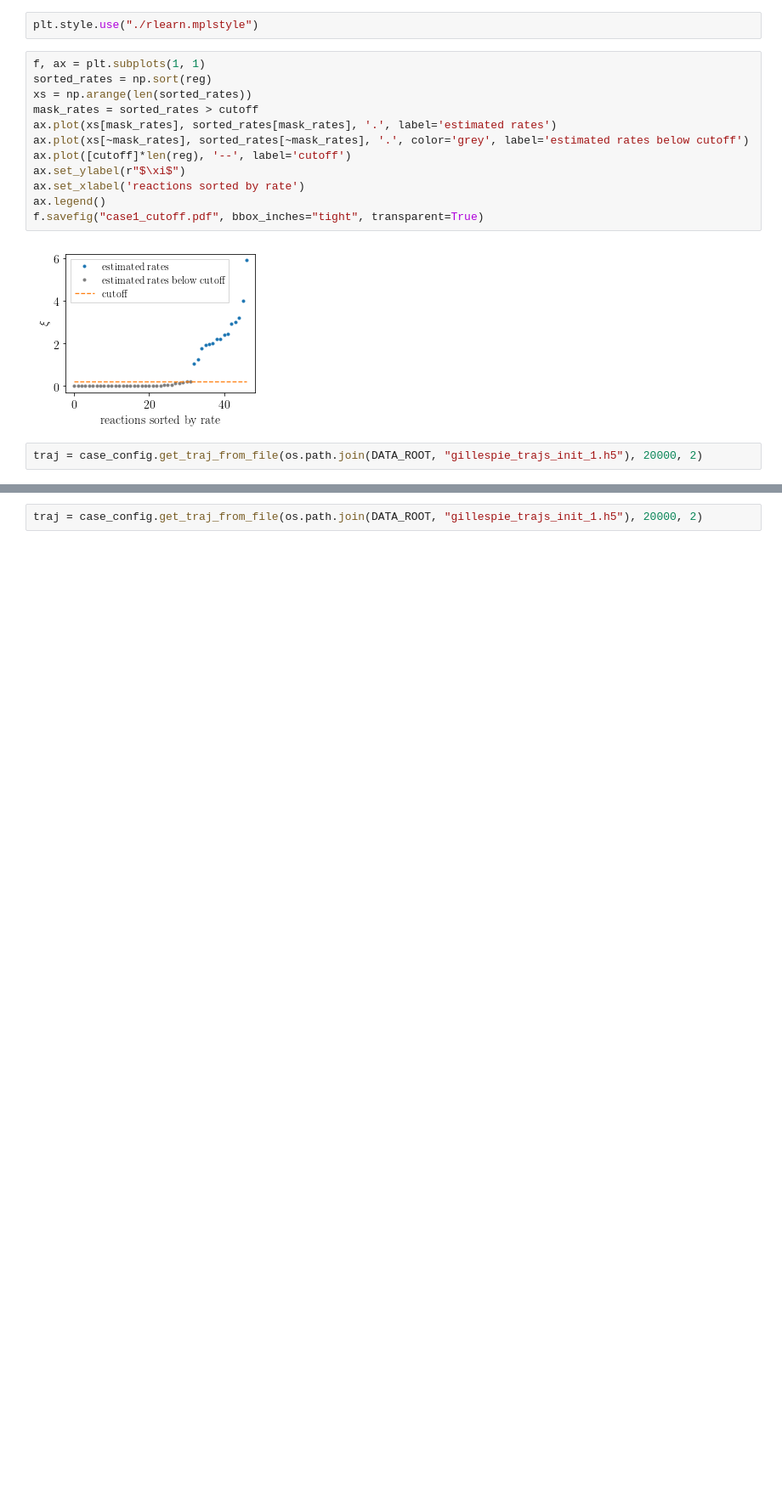
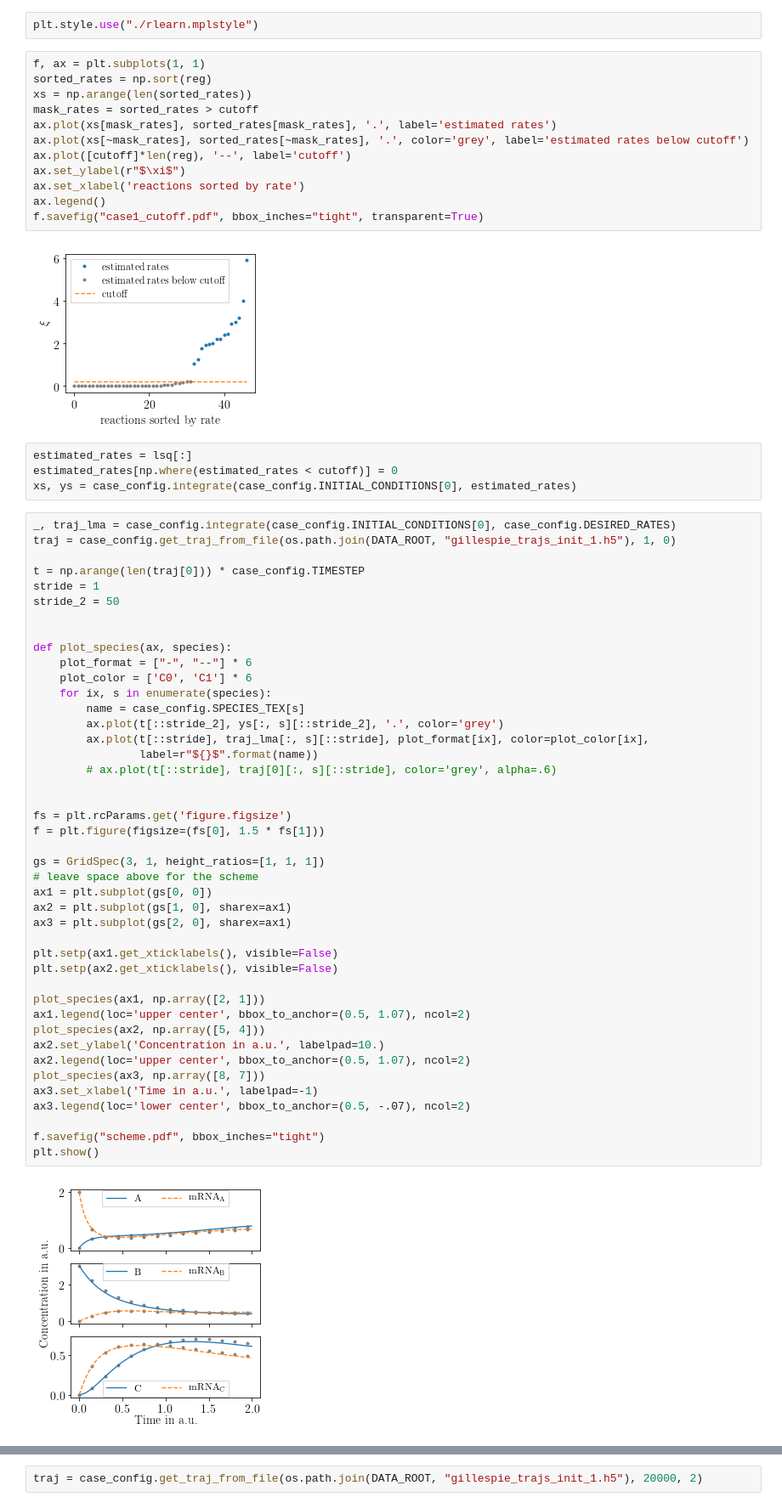
Before and after one commit to readdy/readdy_learn, a Jupyter notebook: docs/makefigures/case1.ipynb, the cells around one changed output, grey strips where cells are left out. Shown at 85% size. Drawn from its saved outputs; the diff is of its cells as text; blank space fills up the shorter version.

```diff
--- a/docs/makefigures/case1.ipynb
+++ b/docs/makefigures/case1.ipynb
@@ -379,6 +381,53 @@ ax.legend()
 f.savefig("case1_cutoff.pdf", bbox_inches="tight", transparent=True)
 # %% [output]
 [figure]
-# %%
-traj = case_config.get_traj_from_file(os.path.join(DATA_ROOT, "gillespie_trajs_init_1.h5"), 20000, 2)
+# %%
+estimated_rates = lsq[:]
+estimated_rates[np.where(estimated_rates < cutoff)] = 0
+xs, ys = case_config.integrate(case_config.INITIAL_CONDITIONS[0], estimated_rates)
+# %%
+_, traj_lma = case_config.integrate(case_config.INITIAL_CONDITIONS[0], case_config.DESIRED_RATES)
+traj = case_config.get_traj_from_file(os.path.join(DATA_ROOT, "gillespie_trajs_init_1.h5"), 1, 0)
+
+t = np.arange(len(traj[0])) * case_config.TIMESTEP
+stride = 1
+stride_2 = 50
+
+
+def plot_species(ax, species):
+    plot_format = ["-", "--"] * 6
+    plot_color = ['C0', 'C1'] * 6
+    for ix, s in enumerate(species):
+        name = case_config.SPECIES_TEX[s]
+        ax.plot(t[::stride_2], ys[:, s][::stride_2], '.', color='grey')
+        ax.plot(t[::stride], traj_lma[:, s][::stride], plot_format[ix], color=plot_color[ix],
+                label=r"${}$".format(name))
+        # ax.plot(t[::stride], traj[0][:, s][::stride], color='grey', alpha=.6)
+
+
+fs = plt.rcParams.get('figure.figsize')
+f = plt.figure(figsize=(fs[0], 1.5 * fs[1]))
+
+gs = GridSpec(3, 1, height_ratios=[1, 1, 1])
+# leave space above for the scheme
+ax1 = plt.subplot(gs[0, 0])
+ax2 = plt.subplot(gs[1, 0], sharex=ax1)
+ax3 = plt.subplot(gs[2, 0], sharex=ax1)
+
+plt.setp(ax1.get_xticklabels(), visible=False)
+plt.setp(ax2.get_xticklabels(), visible=False)
+
+plot_species(ax1, np.array([2, 1]))
+ax1.legend(loc='upper center', bbox_to_anchor=(0.5, 1.07), ncol=2)
+plot_species(ax2, np.array([5, 4]))
+ax2.set_ylabel('Concentration in a.u.', labelpad=10.)
+ax2.legend(loc='upper center', bbox_to_anchor=(0.5, 1.07), ncol=2)
+plot_species(ax3, np.array([8, 7]))
+ax3.set_xlabel('Time in a.u.', labelpad=-1)
+ax3.legend(loc='lower center', bbox_to_anchor=(0.5, -.07), ncol=2)
+
+f.savefig("scheme.pdf", bbox_inches="tight")
+plt.show()
+# %% [output]
+[figure, added]
 # %%
```
Also changed, not shown: parts of 3 cells of this notebook, 4 other files.
